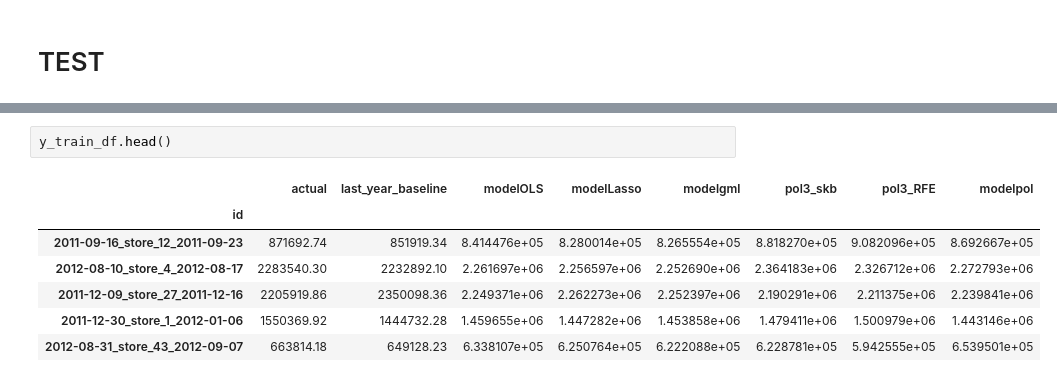
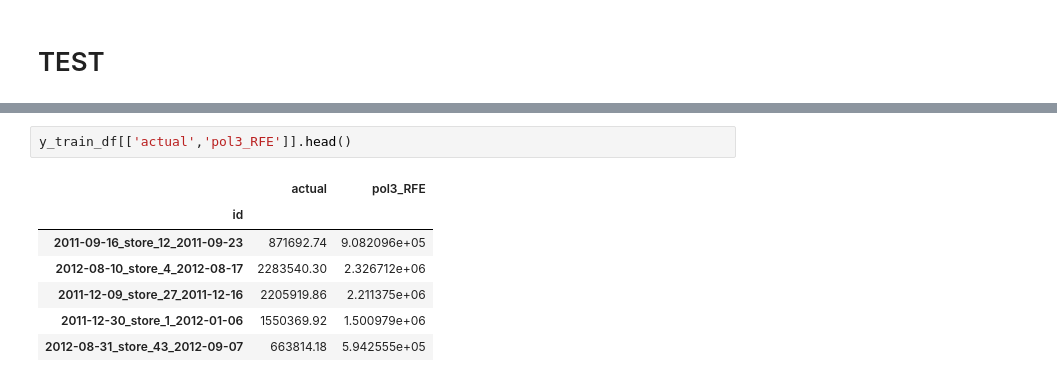
Before and after one commit to Attention-Walmart-Shoppers/capstone, a Jupyter notebook: model.ipynb, the cells around one changed output, grey strips where cells are left out. Saved outputs shown, nothing was run; the diff lists cells and outputs as text.

```diff
--- a/model.ipynb
+++ b/model.ipynb
@@ -559,10 +655,10 @@ y_test_df.head(15)
 # %%
-y_train_df.head()
+y_train_df[['actual','pol3_RFE']].head()
 # %% [output]
-|  | actual | last_year_baseline | modelOLS | modelLasso | modelgml | pol3_skb | pol3_RFE | modelpol |
-| id |  |  |  |  |  |  |  |  |
-| 2011-09-16_store_12_2011-09-23 | 871692.74 | 851919.34 | 8.414476e+05 | 8.280014e+05 | 8.265554e+05 | 8.818270e+05 | 9.082096e+05 | 8.692667e+05 |
-| 2012-08-10_store_4_2012-08-17 | 2283540.30 | 2232892.10 | 2.261697e+06 | 2.256597e+06 | 2.252690e+06 | 2.364183e+06 | 2.326712e+06 | 2.272793e+06 |
-| 2011-12-09_store_27_2011-12-16 | 2205919.86 | 2350098.36 | 2.249371e+06 | 2.262273e+06 | 2.252397e+06 | 2.190291e+06 | 2.211375e+06 | 2.239841e+06 |
-| 2011-12-30_store_1_2012-01-06 | 1550369.92 | 1444732.28 | 1.459655e+06 | 1.447282e+06 | 1.453858e+06 | 1.479411e+06 | 1.500979e+06 | 1.443146e+06 |
-| 2012-08-31_store_43_2012-09-07 | 663814.18 | 649128.23 | 6.338107e+05 | 6.250764e+05 | 6.222088e+05 | 6.228781e+05 | 5.942555e+05 | 6.539501e+05 |
+|  | actual | pol3_RFE |
+| id |  |  |
+| 2011-09-16_store_12_2011-09-23 | 871692.74 | 9.082096e+05 |
+| 2012-08-10_store_4_2012-08-17 | 2283540.30 | 2.326712e+06 |
+| 2011-12-09_store_27_2011-12-16 | 2205919.86 | 2.211375e+06 |
+| 2011-12-30_store_1_2012-01-06 | 1550369.92 | 1.500979e+06 |
+| 2012-08-31_store_43_2012-09-07 | 663814.18 | 5.942555e+05 |
```
Also changed, not shown: parts of 59 cells of this notebook.
